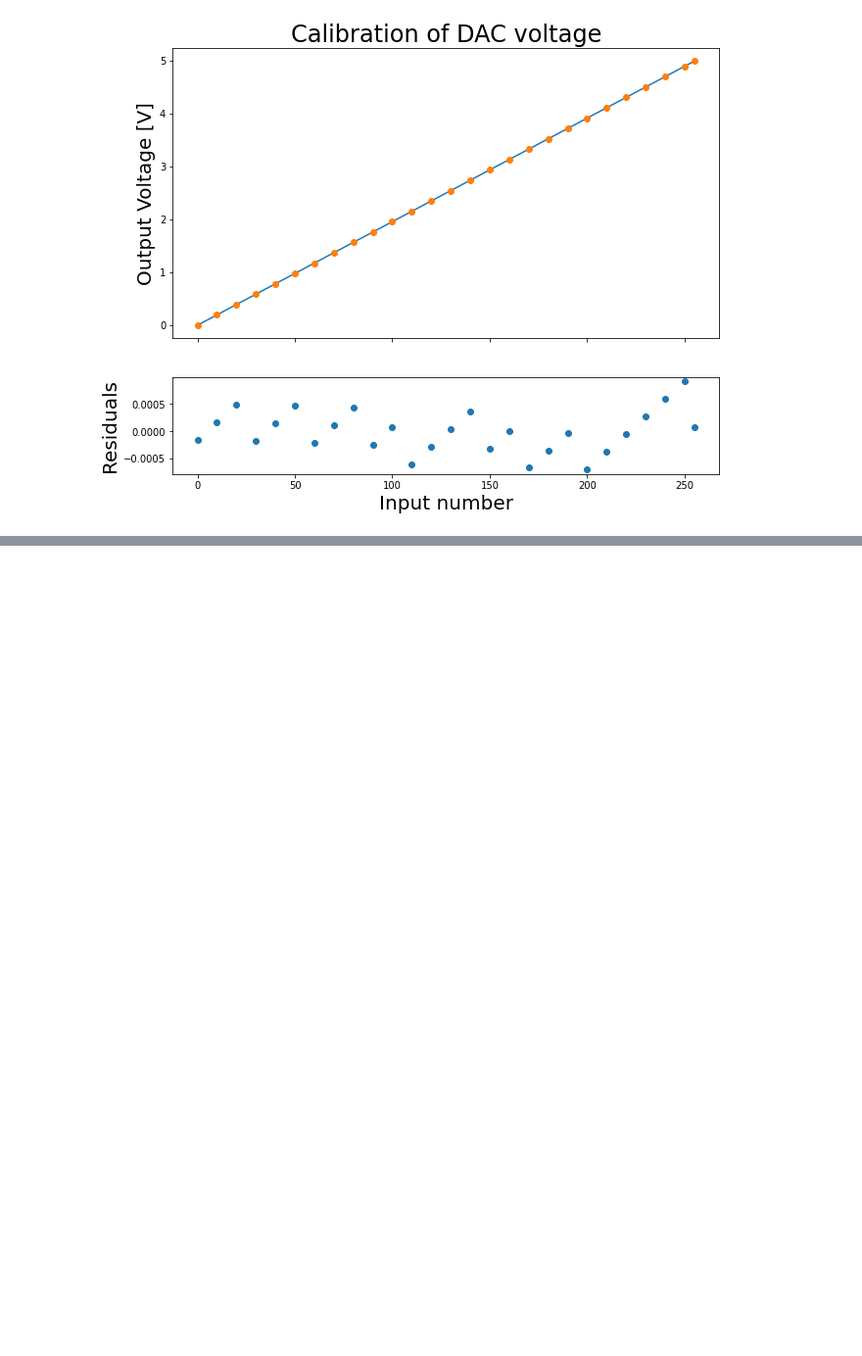
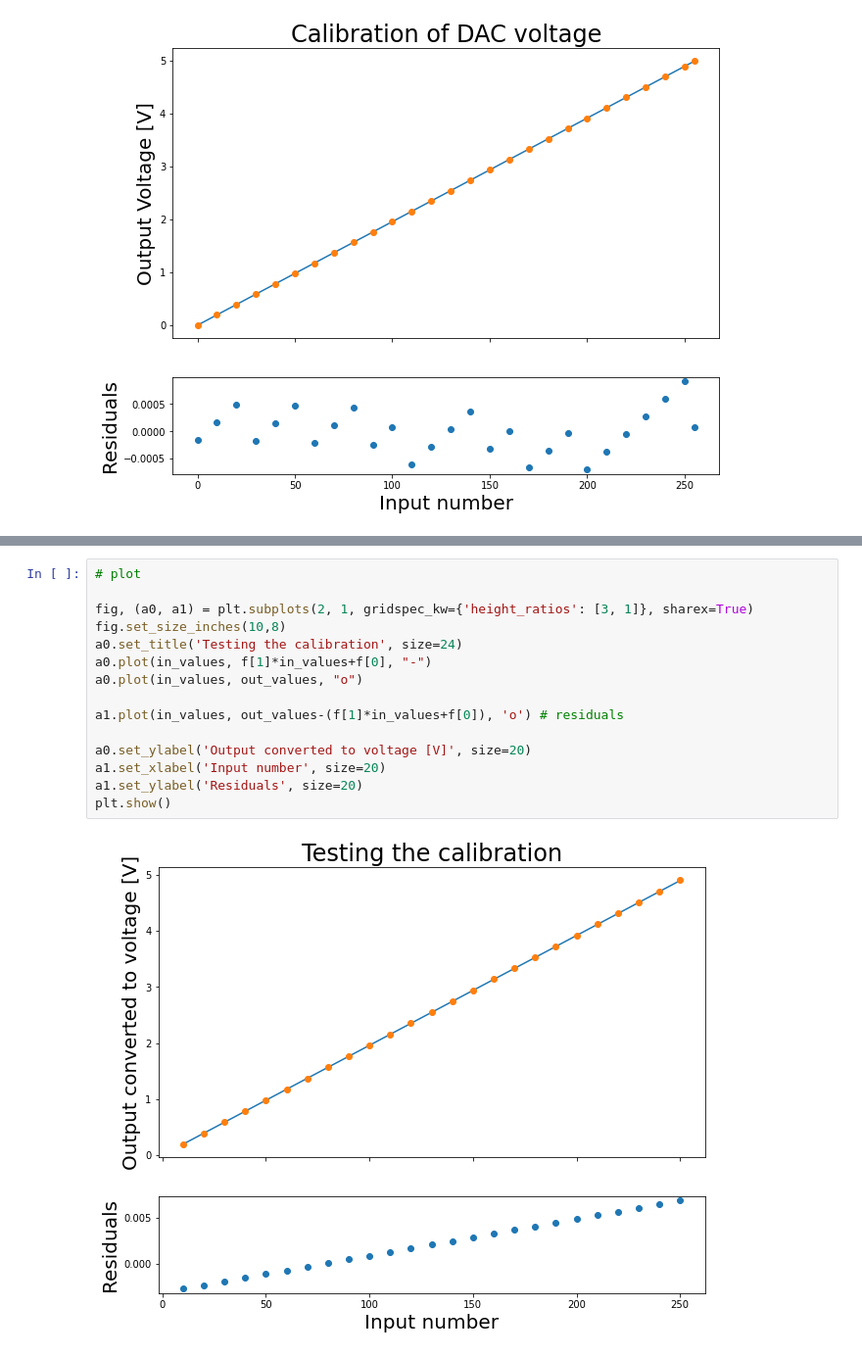
Before and after one commit to wunderbeere/339-lab2, a Jupyter notebook: Exercise_1/calibration.ipynb, the cells around one changed output, grey strips where cells are left out. Shown: that part at 98% size. Saved outputs shown, nothing was run; the diff lists cells and outputs as text; blank space fills up the shorter version.

```diff
--- a/Exercise_1/calibration.ipynb
+++ b/Exercise_1/calibration.ipynb
@@ -51,0 +67,17 @@ plt.show()
+# %%
+# plot
+
+fig, (a0, a1) = plt.subplots(2, 1, gridspec_kw={'height_ratios': [3, 1]}, sharex=True)
+fig.set_size_inches(10,8)
+a0.set_title('Testing the calibration', size=24)
+a0.plot(in_values, f[1]*in_values+f[0], "-")
+a0.plot(in_values, out_values, "o")
+
+a1.plot(in_values, out_values-(f[1]*in_values+f[0]), 'o') # residuals
+
+a0.set_ylabel('Output converted to voltage [V]', size=20)
+a1.set_xlabel('Input number', size=20)
+a1.set_ylabel('Residuals', size=20)
+plt.show()
+# %% [output]
+[figure, added]
```
Also changed, not shown: parts of 4 cells of this notebook, 1 other file.
